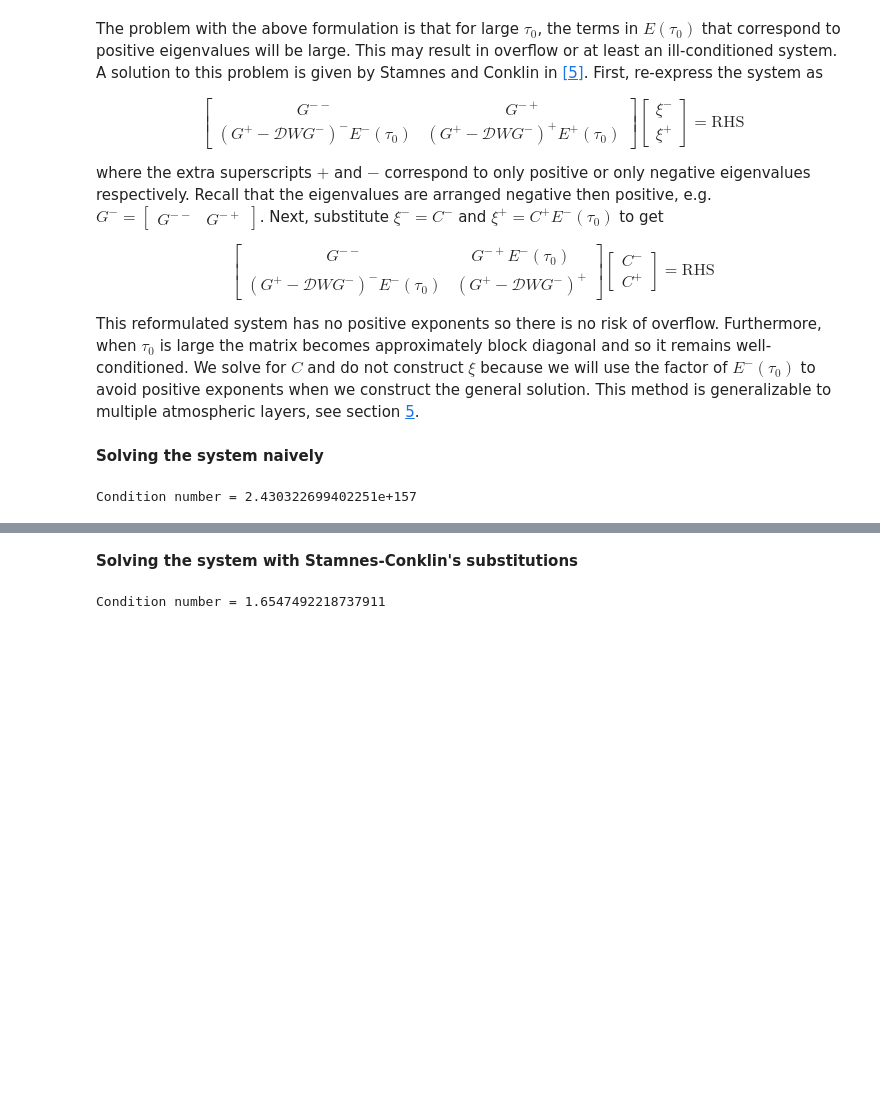
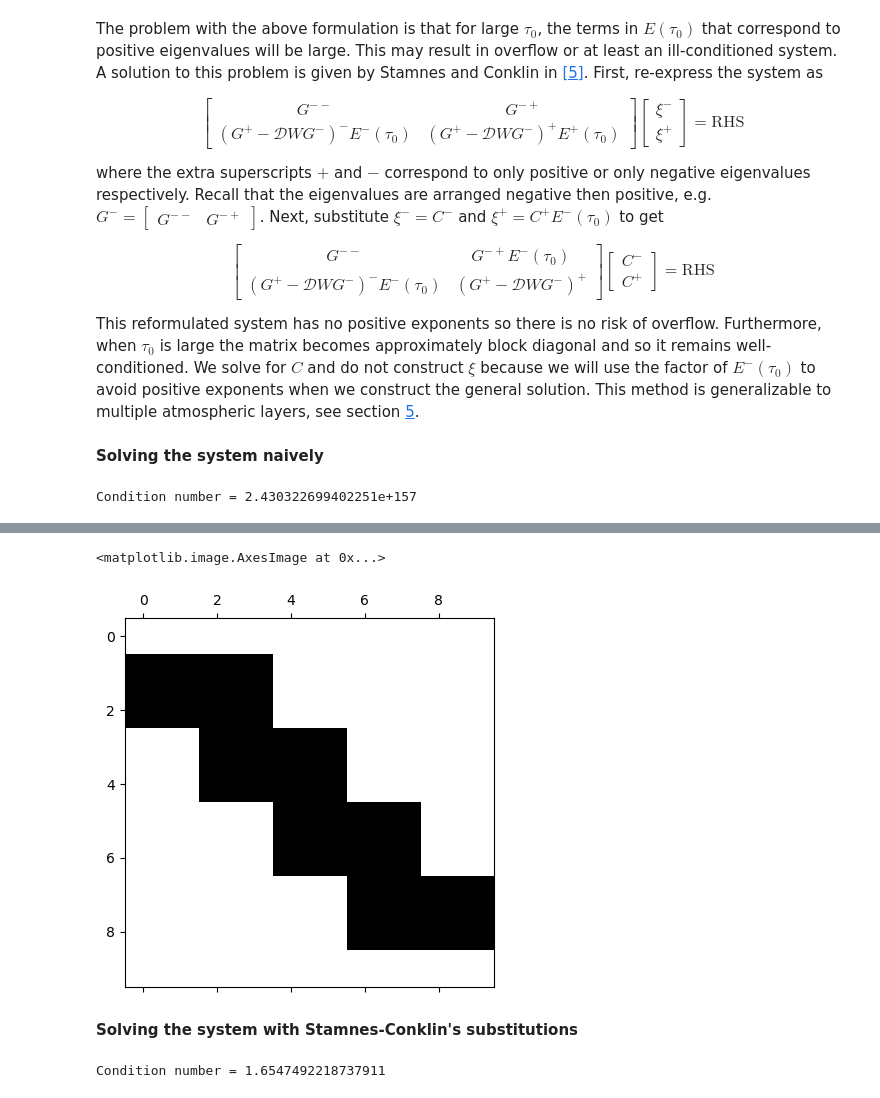
Before and after one commit to LDEO-CREW/Pythonic-DISORT, a Jupyter notebook: Pythonic-DISORT.ipynb, the cells around one changed output, grey strips where cells are left out. Saved outputs shown, nothing was run; the diff lists cells and outputs as text; code cells hidden in the pictures; blank space fills up the shorter version.

```diff
--- a/Pythonic-DISORT.ipynb
+++ b/Pythonic-DISORT.ipynb
@@ -1303,3 +1270,11 @@ print("Condition number =", np.linalg.cond(LHS))
 # xi = np.linalg.solve(LHS, RHS)
 # %% [output]
 Condition number = 2.430322699402251e+157
+# %%
+test = np.zeros((10,10))
+# %%
+for i in range(8):
+    row = np.zeros(10)
+    print(i // 2 * 2, i // 2 * 2+4)
+    row[i // 2 * 2 : i // 2 * 2 + 4] = np.random.random(4)
+    test[i + 1, :] = row
@@ -1306,3 +1290,8 @@ Condition number = 2.430322699402251e+157
+# %%
+plt.spy(test)
+# %% [output]
+<matplotlib.image.AxesImage at 0x...>
+[figure, added]
 # %% [markdown]
 **Solving the system with Stamnes-Conklin's substitutions**
 # %%
```
Also changed, not shown: parts of 20 cells of this notebook, 6 other files.
